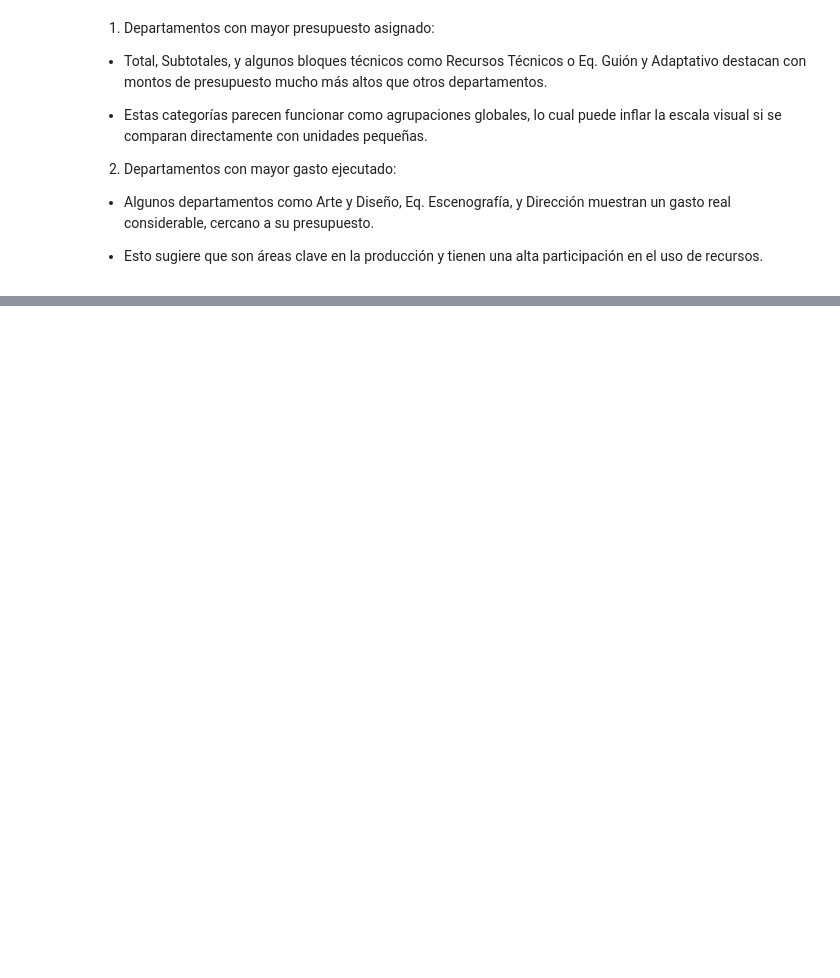
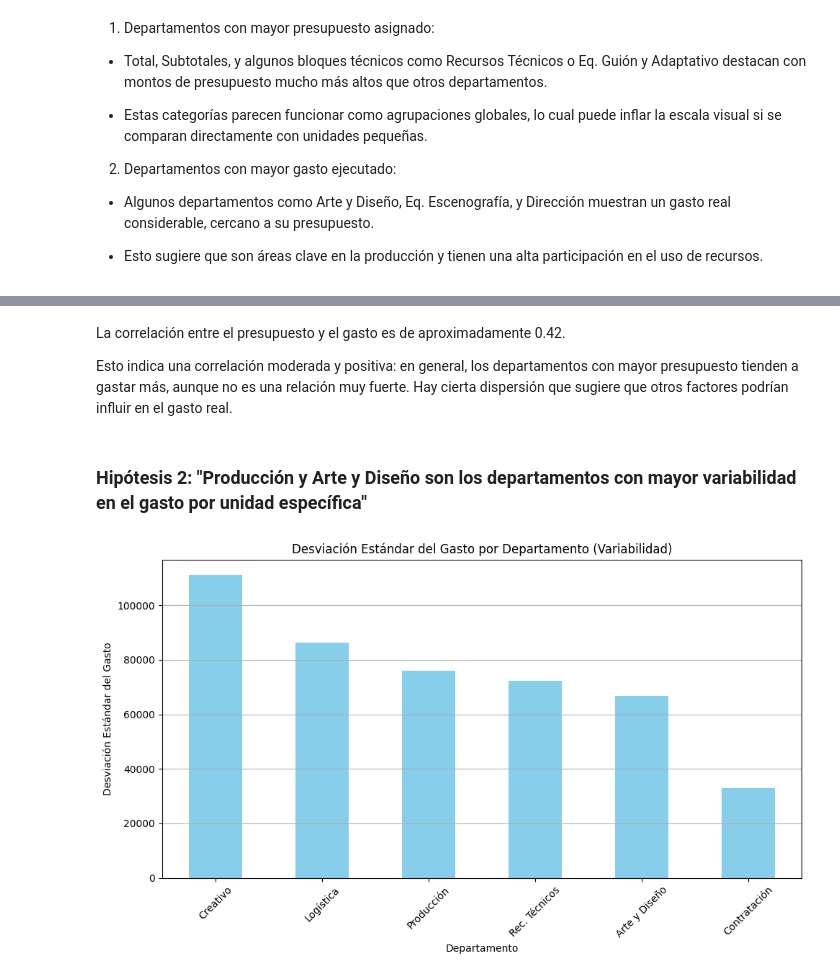
Before and after one commit to BertecM/Explore-proy, a Jupyter notebook: gastos_producciones.ipynb, the cells around one changed output, grey strips where cells are left out. Saved outputs shown, nothing was run; the diff lists cells and outputs as text; code cells hidden in the pictures; blank space fills up the shorter version.

```diff
--- a/gastos_producciones.ipynb
+++ b/gastos_producciones.ipynb
@@ -132,0 +164,23 @@ fig.show()
+# %% [markdown]
+La correlación entre el presupuesto y el gasto es de aproximadamente 0.42.
+
+Esto indica una correlación moderada y positiva: en general, los departamentos con mayor presupuesto tienden a gastar más, aunque no es una relación muy fuerte. Hay cierta dispersión que sugiere que otros factores podrían influir en el gasto real.
+# %% [markdown]
+### Hipótesis 2: "Producción y Arte y Diseño son los departamentos con mayor variabilidad en el gasto por unidad específica"
+# %%
+# Agrupar por departamento y calcular la desviación estándar del gasto
+std_gasto_por_departamento = df_detalle.groupby("DEPARTAMENTO")["GASTO"].std().sort_values(ascending=False)
+
+# Crear gráfico de barras
+plt.figure(figsize=(10, 6))
+std_gasto_por_departamento.plot(kind='bar', color='skyblue')
+plt.title("Desviación Estándar del Gasto por Departamento (Variabilidad)")
+plt.xlabel("Departamento")
+plt.ylabel("Desviación Estándar del Gasto")
+plt.xticks(rotation=45)
+plt.grid(axis='y')
+
+plt.tight_layout()
+plt.show()
+# %% [output]
+[figure, added]
```
Also changed, not shown: parts of 21 cells of this notebook.
